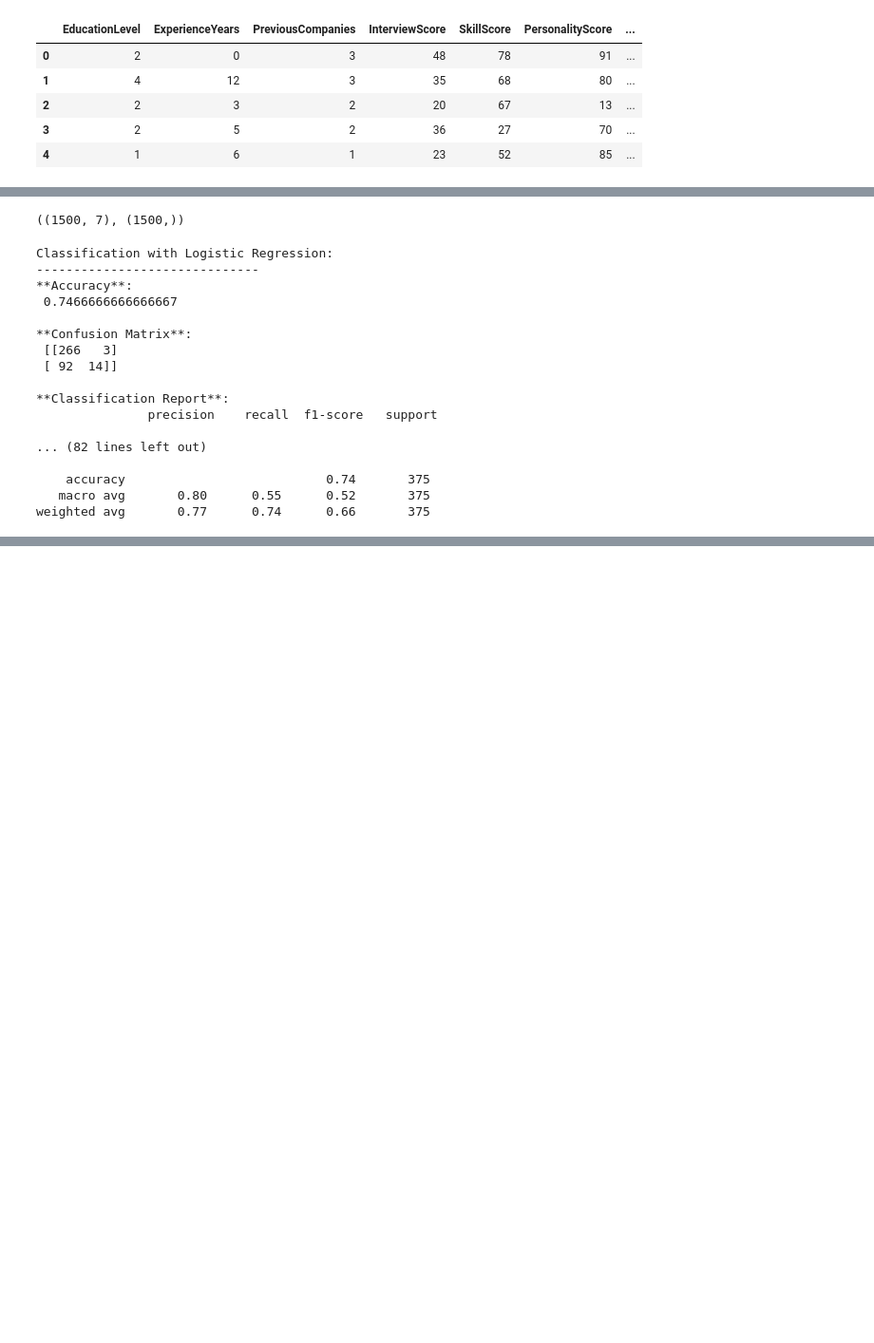
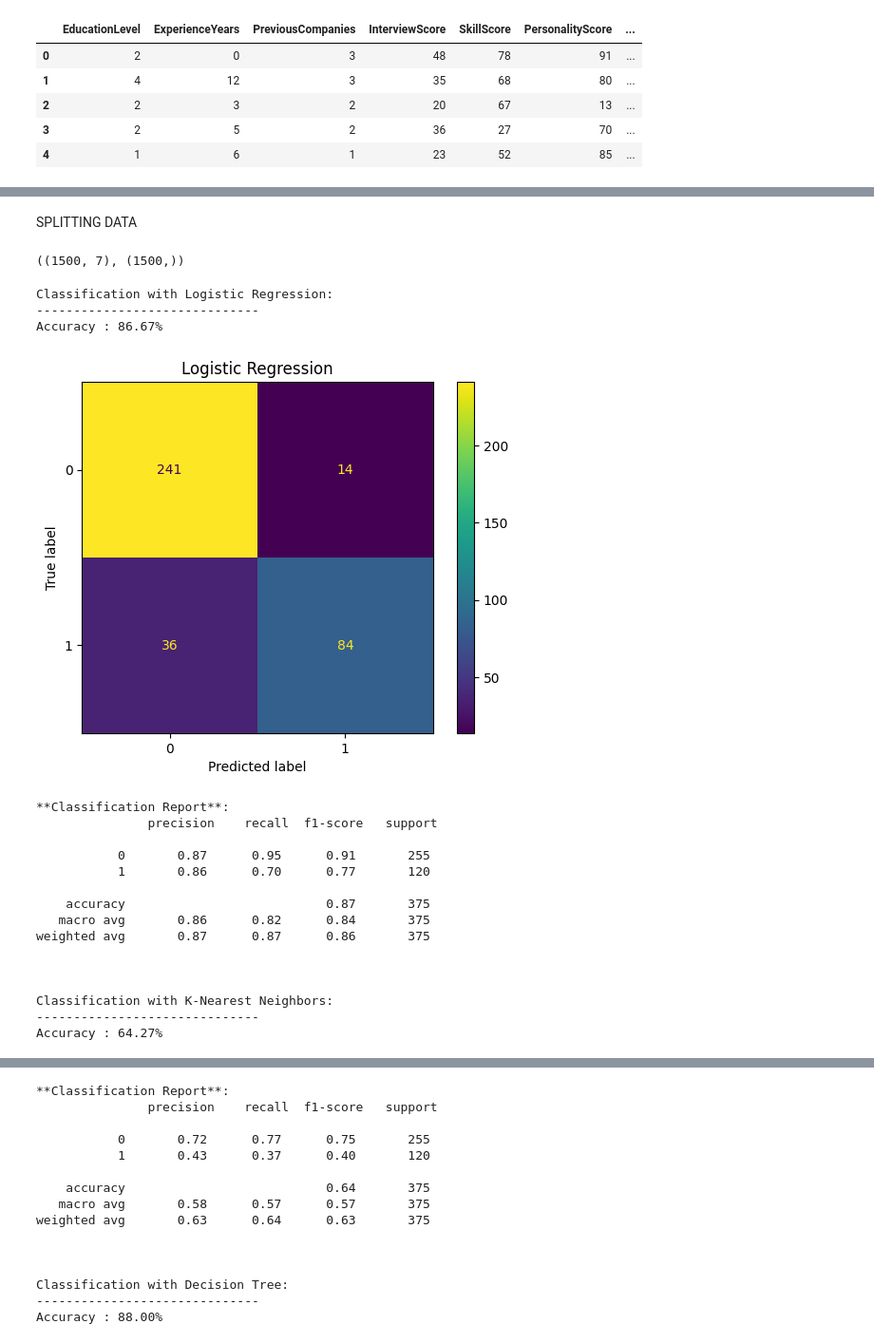
Before and after one commit to Kaizerioo/Predicting_Hiring_Decisions, a Jupyter notebook: code.ipynb, the cells around one changed output, grey strips where cells are left out. Shown: that part at 95% size. Cells and saved outputs as stored; diff of their text form; code cells hidden in the pictures; blank space fills up the shorter version.

```diff
--- a/code.ipynb
+++ b/code.ipynb
@@ -111,12 +103,0 @@ model_performance = {}
-# %%
-#apply model
-for model_name, model in models.items():
-    print(f"\n\033[1mClassification with {model_name}:\033[0m\n{'-' * 30}")
-    model.fit(x_train, y_train)
-    y_pred = model.predict(x_test)
-    accuracy = accuracy_score(y_test, y_pred)
-    f1 = f1_score(y_test, y_pred, average='weighted')
-    model_performance[model_name] = (accuracy, f1)
-    print("\033[1m**Accuracy**:\033[0m\n", accuracy)
-    print("\n\033[1m**Confusion Matrix**:\033[0m\n", confusion_matrix(y_test, y_pred))
-    print("\n\033[1m**Classification Report**:\033[0m\n", classification_report(y_test, y_pred))
@@ -150,3 +104,5 @@ TEMPORARY
+# %% [markdown]
+SPLITTING DATA
 # %%
 x_tmp = temp_df.drop("HiringDecision",axis = 1)
 y_tmp = temp_df["HiringDecision"]
@@ -155,38 +111,44 @@ x_tmp.shape, y_tmp.shape
 ((1500, 7), (1500,))
 # %%
 tmp_x_train, tmp_x_test, tmp_y_train, tmp_y_test = train_test_split(x_tmp, y_tmp, train_size= .75)
-# %%
-tmp_x_train = tmp_x_train / 255
-tmp_x_test = tmp_x_test / 255
 # %%
 tmp_model_performance = {}
 # %%
 #apply model
 for model_name, model in models.items():
     print(f"\n\033[1mClassification with {model_name}:\033[0m\n{'-' * 30}")
     model.fit(tmp_x_train, tmp_y_train)
     tmp_y_pred = model.predict(tmp_x_test)
+
     tmp_accuracy = accuracy_score(tmp_y_test, tmp_y_pred)
     tmp_f1 = f1_score(tmp_y_test, tmp_y_pred, average='weighted')
     tmp_model_performance[model_name] = (tmp_accuracy, tmp_f1)
-    print("\033[1m**Accuracy**:\033[0m\n", tmp_accuracy)
-    print("\n\033[1m**Confusion Matrix**:\033[0m\n", confusion_matrix(tmp_y_test, tmp_y_pred))
+    cm = metrics.confusion_matrix(tmp_y_test, tmp_y_pred)
+    disp = metrics.ConfusionMatrixDisplay(confusion_matrix=cm)
+
+    print('Accuracy : {:.2f}%'.format(tmp_accuracy*100))
+    disp.plot()
+    plt.title(f"{model_name}")
+    plt.show()
     print("\n\033[1m**Classification Report**:\033[0m\n", classification_report(tmp_y_test, tmp_y_pred))
+    print("")
 # %% [output]
 Classification with Logistic Regression:
 ------------------------------
-**Accuracy**:
- 0.7466666666666667
-
-**Confusion Matrix**:
- [[266   3]
- [ 92  14]]
-
-**Classification Report**:
-               precision    recall  f1-score   support
-
-... (82 lines left out)
-
-    accuracy                           0.74       375
-   macro avg       0.80      0.55      0.52       375
-weighted avg       0.77      0.74      0.66       375
+Accuracy : 86.67%
+[figure, added]
+**Classification Report**:
+               precision    recall  f1-score   support
+
+           0       0.87      0.95      0.91       255
+           1       0.86      0.70      0.77       120
+
+    accuracy                           0.87       375
+   macro avg       0.86      0.82      0.84       375
+weighted avg       0.87      0.87      0.86       375
+
+
+
+Classification with K-Nearest Neighbors:
+------------------------------
+Accuracy : 64.27%
@@ -192,0 +156,15 @@ weighted avg       0.77      0.74      0.66       375
+**Classification Report**:
+               precision    recall  f1-score   support
+
+           0       0.72      0.77      0.75       255
+           1       0.43      0.37      0.40       120
+
+    accuracy                           0.64       375
+   macro avg       0.58      0.57      0.57       375
+weighted avg       0.63      0.64      0.63       375
+
+
+
+Classification with Decision Tree:
+------------------------------
+Accuracy : 88.00%
```
Also changed, not shown: parts of 19 cells of this notebook, 4 other files.
